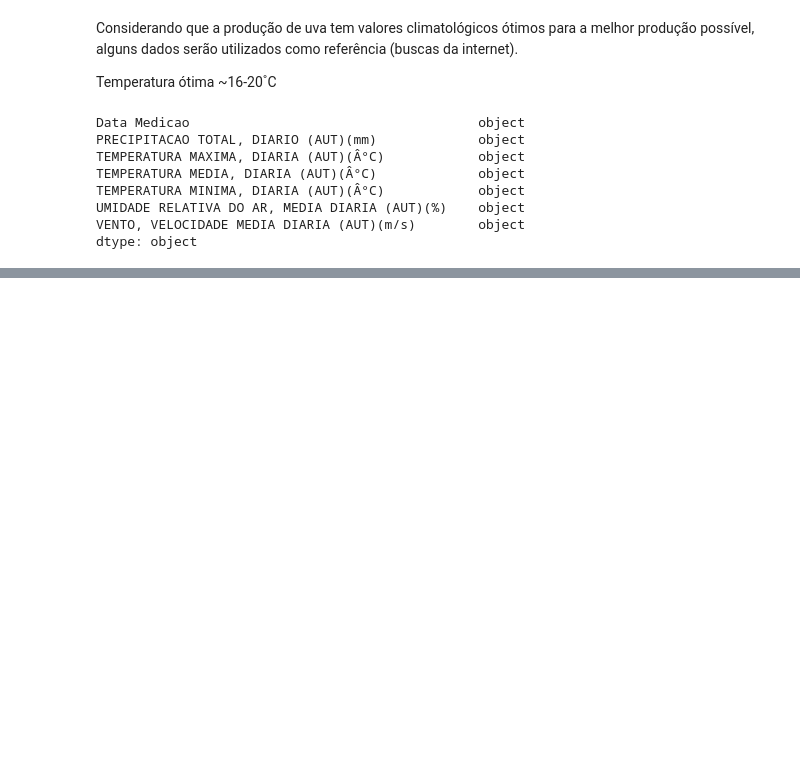
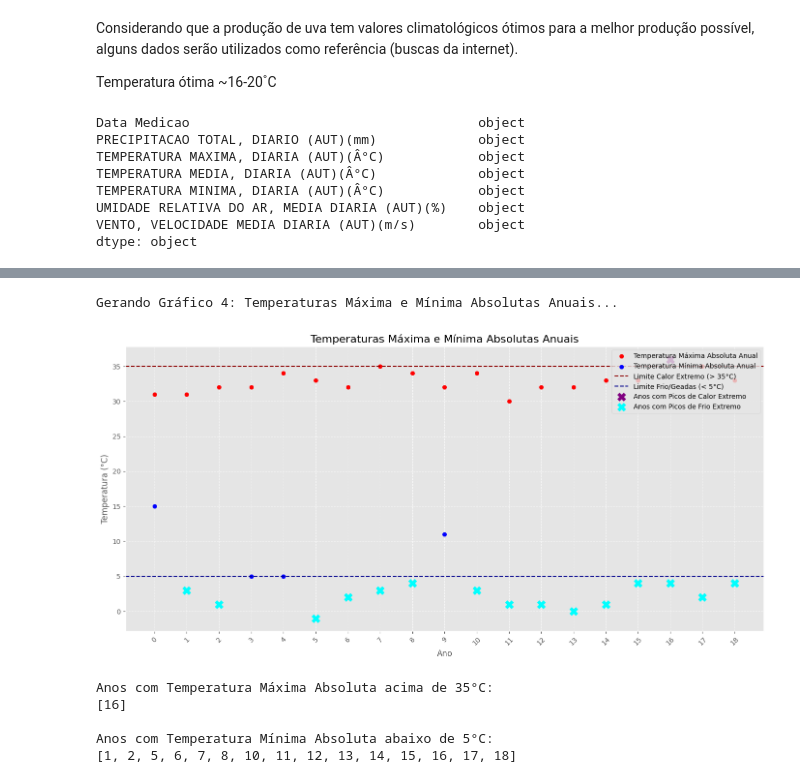
Before and after one commit to jaqueantunes/export_uva, a Jupyter notebook: PosFIAP_Export.ipynb, the cells around one changed output, grey strips where cells are left out. Drawn from its saved outputs; the diff is of its cells as text; code cells hidden in the pictures; blank space fills up the shorter version.

```diff
--- a/PosFIAP_Export.ipynb
+++ b/PosFIAP_Export.ipynb
@@ -996,0 +1289,59 @@ D_clima.plot(figsize=[16,8]).axhline(20, color='red', alpha=0.5)
+# %%
+# --- Gráfico 4: Temperaturas Máxima e Mínima Absolutas Anuais ---
+print("\nGerando Gráfico 4: Temperaturas Máxima e Mínima Absolutas Anuais...")
+
+fig, ax_temp_extrema = plt.subplots(figsize=(14, 7))
+
+# Limites para temperaturas extremas
+limite_calor_extremo = 35 # °C
+limite_frio_extremo = 5 # °C
+
+# Plotar temperaturas máxima e mínima
+ax_temp_extrema.scatter(df_clima_para_graficos.index,
+                        df_clima_para_graficos['Temp Max Absoluta (°C)'],
+                        color='red', label='Temperatura Máxima Absoluta Anual')
+ax_temp_extrema.scatter(df_clima_para_graficos.index,
+                        df_clima_para_graficos['Temp Min Absoluta (°C)'],
+                        color='blue', label='Temperatura Mínima Absoluta Anual')
+
+# Linhas de referência
+ax_temp_extrema.axhline(y=limite_calor_extremo, color='darkred', linestyle='--',
+                        label=f'Limite Calor Extremo (> {limite_calor_extremo}°C)')
+ax_temp_extrema.axhline(y=limite_frio_extremo, color='darkblue', linestyle='--',
+                        label=f'Limite Frio/Geadas (< {limite_frio_extremo}°C)')
+
+# Destacar anos com temperaturas extremas
+anos_calor_extremo = df_clima_para_graficos[df_clima_para_graficos['Temp Max Absoluta (°C)'] > limite_calor_extremo]
+anos_frio_extremo = df_clima_para_graficos[df_clima_para_graficos['Temp Min Absoluta (°C)'] < limite_frio_extremo]
+
+ax_temp_extrema.scatter(anos_calor_extremo.index,
+                        anos_calor_extremo['Temp Max Absoluta (°C)'],
+                        color='purple', s=150, marker='X', zorder=5, label='Anos com Picos de Calor Extremo')
+ax_temp_extrema.scatter(anos_frio_extremo.index,
+                        anos_frio_extremo['Temp Min Absoluta (°C)'],
+                        color='cyan', s=150, marker='X', zorder=5, label='Anos com Picos de Frio Extremo')
+
+# Configurações do gráfico
+ax_temp_extrema.set_title('Temperaturas Máxima e Mínima Absolutas Anuais', fontsize=16)
+ax_temp_extrema.set_xlabel('Ano', fontsize=12)
+ax_temp_extrema.set_ylabel('Temperatura (°C)', fontsize=12)
+ax_temp_extrema.set_xticks(df_clima_para_graficos.index.tolist())
+ax_temp_extrema.tick_params(axis='x', rotation=45, labelsize=10)
+ax_temp_extrema.xaxis.set_major_formatter(mticker.FormatStrFormatter('%d'))
+ax_temp_extrema.grid(True, linestyle='--', alpha=0.7)
+ax_temp_extrema.legend(loc='upper right')
+plt.tight_layout()
+plt.show()
+
+print("\nAnos com Temperatura Máxima Absoluta acima de 35°C:")
+print(anos_calor_extremo.index.tolist())
+print("\nAnos com Temperatura Mínima Absoluta abaixo de 5°C:")
+print(anos_frio_extremo.index.tolist())
+# %% [output]
+Gerando Gráfico 4: Temperaturas Máxima e Mínima Absolutas Anuais...
+[figure, added]
+Anos com Temperatura Máxima Absoluta acima de 35°C:
+[16]
+
+Anos com Temperatura Mínima Absoluta abaixo de 5°C:
+[1, 2, 5, 6, 7, 8, 10, 11, 12, 13, 14, 15, 16, 17, 18]
```
Also changed, not shown: parts of 15 cells of this notebook.
